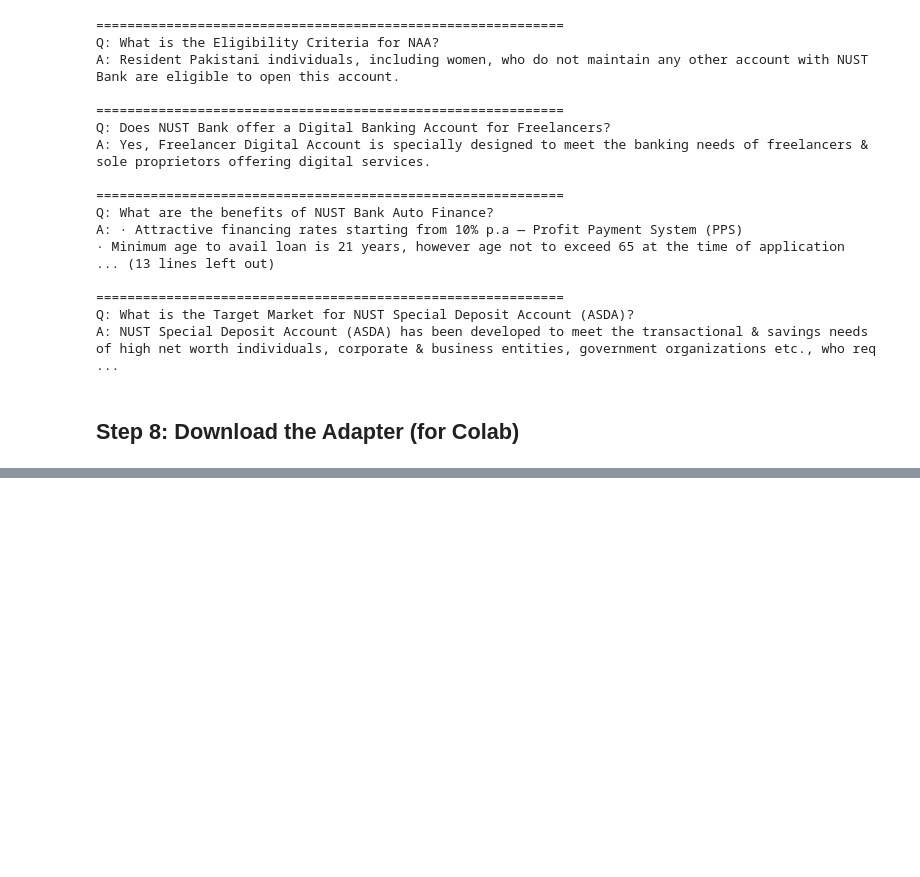
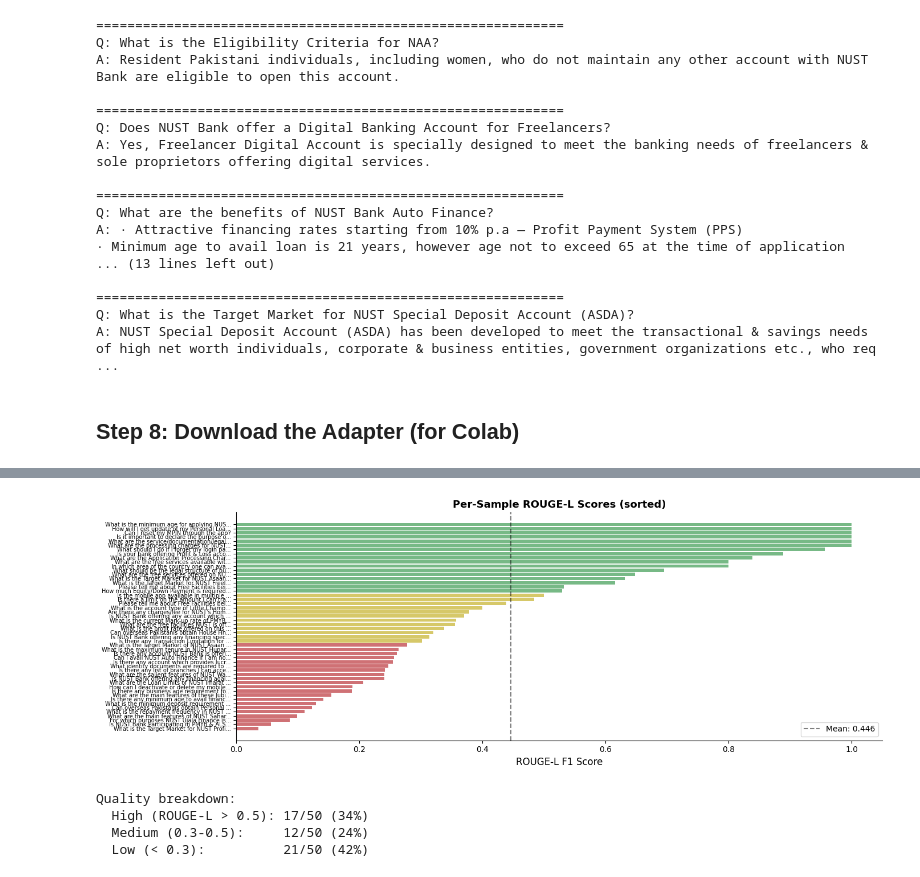
Before and after one commit to musfirbaig/LLM_Project, a Jupyter notebook: llm_project_finetuning_fixed.ipynb, the cells around one changed output, grey strips where cells are left out. Saved outputs shown, nothing was run; the diff lists cells and outputs as text; code cells hidden in the pictures; blank space fills up the shorter version.

```diff
--- a/llm_project_finetuning_fixed.ipynb
+++ b/llm_project_finetuning_fixed.ipynb
@@ -381,0 +724,43 @@ else:
+# %%
+# ── FIGURE 4: Per-sample ROUGE-L scores (sorted) ──
+fig, ax = plt.subplots(figsize=(14, 5))
+
+sorted_results = sorted(results, key=lambda x: x['rougeL'], reverse=True)
+sample_labels = [r['question'][:40] + '...' if len(r['question']) > 40 else r['question']
+                 for r in sorted_results]
+rougeL_sorted = [r['rougeL'] for r in sorted_results]
+
+# Color code: green > 0.5, yellow 0.3-0.5, red < 0.3
+bar_colors = ['#55A868' if s > 0.5 else '#CCBB44' if s > 0.3 else '#C44E52'
+              for s in rougeL_sorted]
+
+ax.barh(range(len(rougeL_sorted)), rougeL_sorted, color=bar_colors, alpha=0.8)
+ax.set_yticks(range(len(sample_labels)))
+ax.set_yticklabels(sample_labels, fontsize=7)
+ax.set_xlabel('ROUGE-L F1 Score', fontsize=12)
+ax.set_title('Per-Sample ROUGE-L Scores (sorted)', fontsize=13, fontweight='bold')
+ax.axvline(x=np.mean(rougeL_sorted), color='black', linestyle='--', alpha=0.5,
+           label=f'Mean: {np.mean(rougeL_sorted):.3f}')
+ax.legend(fontsize=10)
+ax.invert_yaxis()
+ax.spines['top'].set_visible(False)
+ax.spines['right'].set_visible(False)
+
+plt.tight_layout()
+plt.savefig('per_sample_rougeL.png', dpi=150, bbox_inches='tight')
+plt.show()
+
+# Count quality buckets
+high = sum(1 for s in rougeL_sorted if s > 0.5)
+med = sum(1 for s in rougeL_sorted if 0.3 <= s <= 0.5)
+low = sum(1 for s in rougeL_sorted if s < 0.3)
+print(f'\nQuality breakdown:')
+print(f'  High (ROUGE-L > 0.5): {high}/{len(results)} ({high/len(results)*100:.0f}%)')
+print(f'  Medium (0.3-0.5):     {med}/{len(results)} ({med/len(results)*100:.0f}%)')
+print(f'  Low (< 0.3):          {low}/{len(results)} ({low/len(results)*100:.0f}%)')
+# %% [output]
+[figure, added]
+Quality breakdown:
+  High (ROUGE-L > 0.5): 17/50 (34%)
+  Medium (0.3-0.5):     12/50 (24%)
+  Low (< 0.3):          21/50 (42%)
```
Also changed, not shown: parts of 10 cells of this notebook.
